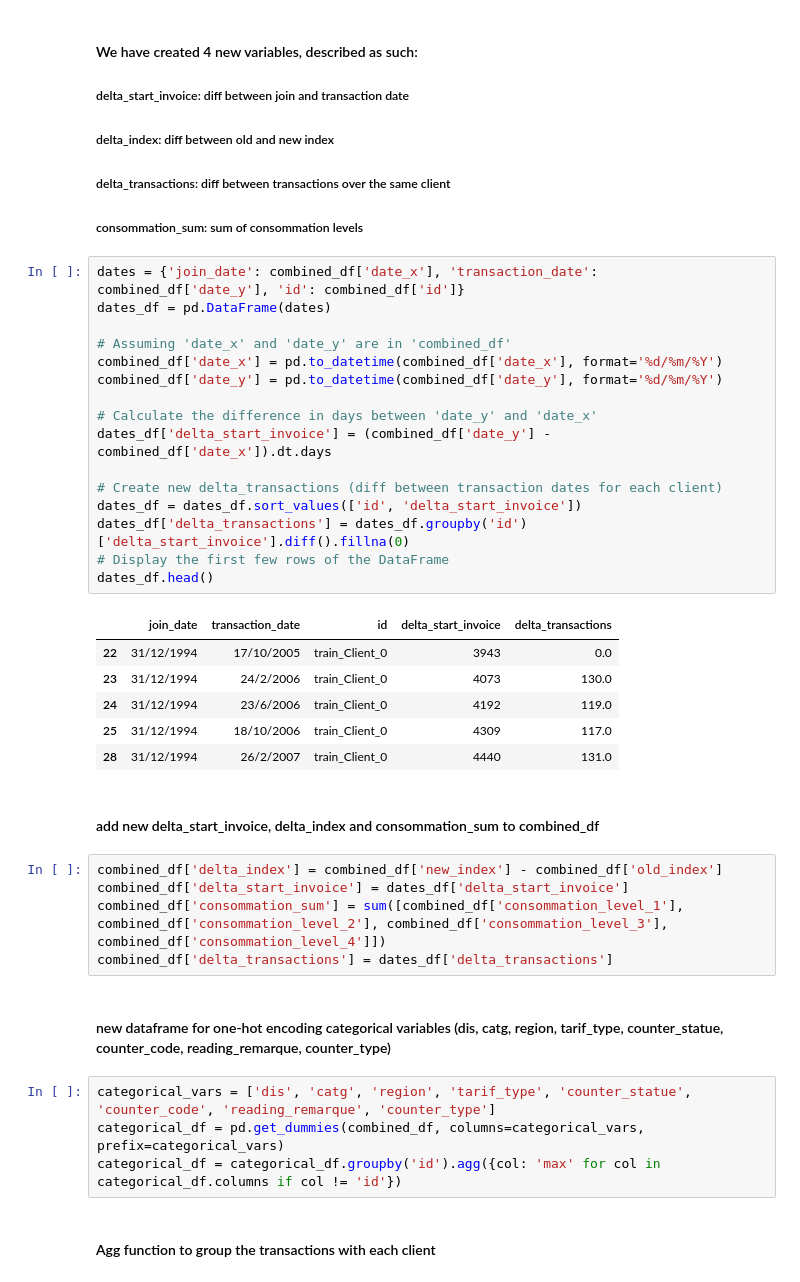
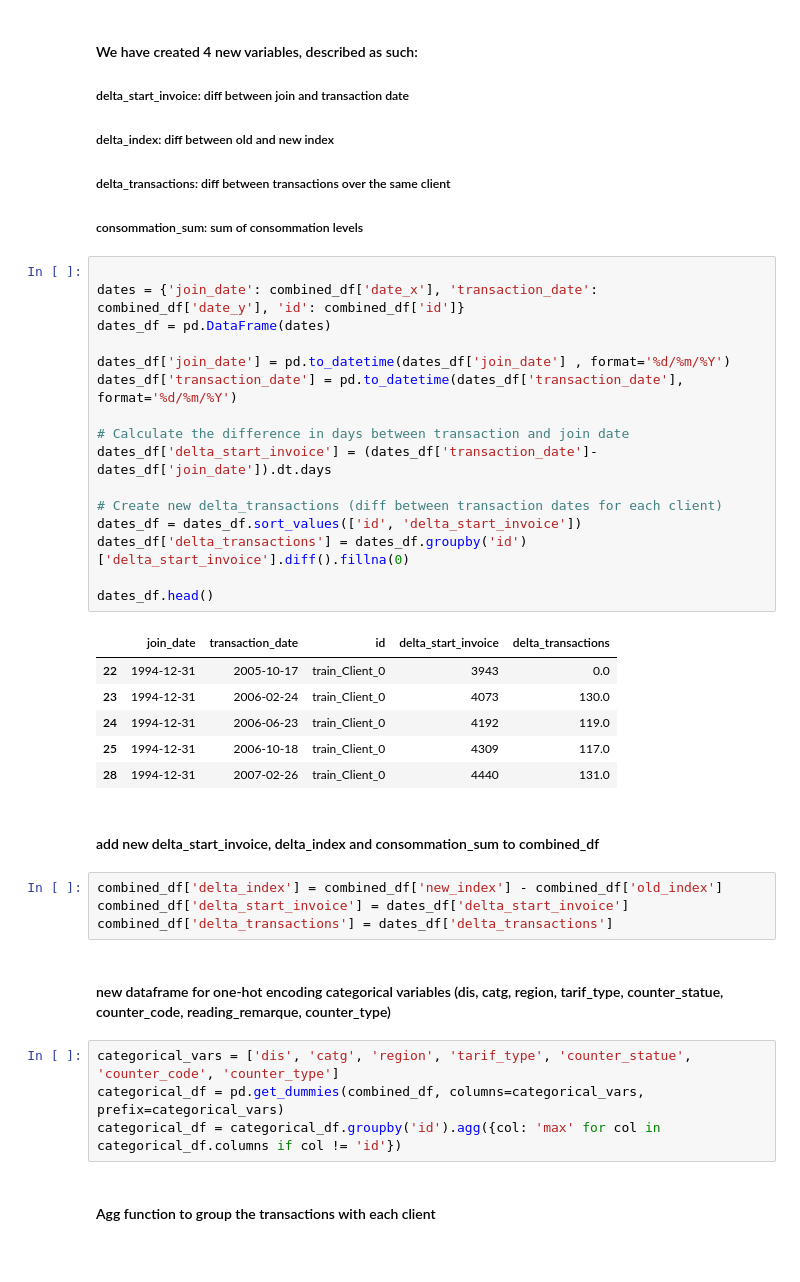
Before and after one commit to turrrray/gay, a Jupyter notebook: Fraud_new.ipynb, the cells around one changed output. Cells and saved outputs as stored; diff of their text form.

```diff
--- a/Fraud.ipynb
+++ b/Fraud_new.ipynb
@@ -94,39 +107,38 @@ proportion of fraud: 0.06264443694310008
 ##### delta_transactions: diff between transactions over the same client
 ##### consommation_sum: sum of consommation levels
 # %%
+
 dates = {'join_date': combined_df['date_x'], 'transaction_date': combined_df['date_y'], 'id': combined_df['id']}
 dates_df = pd.DataFrame(dates)
 
-# Assuming 'date_x' and 'date_y' are in 'combined_df'
-combined_df['date_x'] = pd.to_datetime(combined_df['date_x'], format='%d/%m/%Y')
-combined_df['date_y'] = pd.to_datetime(combined_df['date_y'], format='%d/%m/%Y')
+dates_df['join_date'] = pd.to_datetime(dates_df['join_date'] , format='%d/%m/%Y')
+dates_df['transaction_date'] = pd.to_datetime(dates_df['transaction_date'], format='%d/%m/%Y')
 
-# Calculate the difference in days between 'date_y' and 'date_x'
-dates_df['delta_start_invoice'] = (combined_df['date_y'] - combined_df['date_x']).dt.days
+# Calculate the difference in days between transaction and join date
+dates_df['delta_start_invoice'] = (dates_df['transaction_date']- dates_df['join_date']).dt.days
 
 # Create new delta_transactions (diff between transaction dates for each client)
 dates_df = dates_df.sort_values(['id', 'delta_start_invoice'])
 dates_df['delta_transactions'] = dates_df.groupby('id')['delta_start_invoice'].diff().fillna(0)
-# Display the first few rows of the DataFrame
+
 dates_df.head()
 # %% [output]
 |  | join_date | transaction_date | id | delta_start_invoice | delta_transactions |
-| 22 | 31/12/1994 | 17/10/2005 | train_Client_0 | 3943 | 0.0 |
-| 23 | 31/12/1994 | 24/2/2006 | train_Client_0 | 4073 | 130.0 |
-| 24 | 31/12/1994 | 23/6/2006 | train_Client_0 | 4192 | 119.0 |
-| 25 | 31/12/1994 | 18/10/2006 | train_Client_0 | 4309 | 117.0 |
-| 28 | 31/12/1994 | 26/2/2007 | train_Client_0 | 4440 | 131.0 |
+| 22 | 1994-12-31 | 2005-10-17 | train_Client_0 | 3943 | 0.0 |
+| 23 | 1994-12-31 | 2006-02-24 | train_Client_0 | 4073 | 130.0 |
+| 24 | 1994-12-31 | 2006-06-23 | train_Client_0 | 4192 | 119.0 |
+| 25 | 1994-12-31 | 2006-10-18 | train_Client_0 | 4309 | 117.0 |
+| 28 | 1994-12-31 | 2007-02-26 | train_Client_0 | 4440 | 131.0 |
 # %% [markdown]
 #### add new delta_start_invoice, delta_index and consommation_sum to combined_df
 # %%
 combined_df['delta_index'] = combined_df['new_index'] - combined_df['old_index']
 combined_df['delta_start_invoice'] = dates_df['delta_start_invoice']
-combined_df['consommation_sum'] = sum([combined_df['consommation_level_1'], combined_df['consommation_level_2'], combined_df['consommation_level_3'], combined_df['consommation_level_4']])
 combined_df['delta_transactions'] = dates_df['delta_transactions']
 # %% [markdown]
 #### new dataframe for one-hot encoding categorical variables (dis, catg, region, tarif_type, counter_statue, counter_code, reading_remarque, counter_type)
 # %%
-categorical_vars = ['dis', 'catg', 'region', 'tarif_type', 'counter_statue', 'counter_code', 'reading_remarque', 'counter_type']
+categorical_vars = ['dis', 'catg', 'region', 'tarif_type', 'counter_statue', 'counter_code', 'counter_type']
 categorical_df = pd.get_dummies(combined_df, columns=categorical_vars, prefix=categorical_vars)
 categorical_df = categorical_df.groupby('id').agg({col: 'max' for col in categorical_df.columns if col != 'id'})
 # %% [markdown]
```
Also changed, not shown: parts of 38 cells of this notebook.
